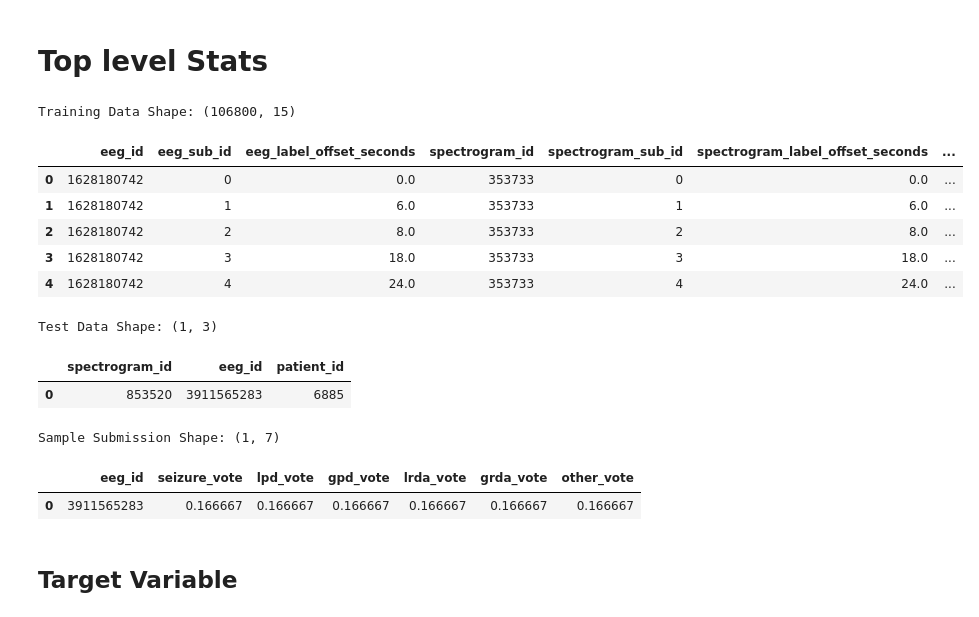
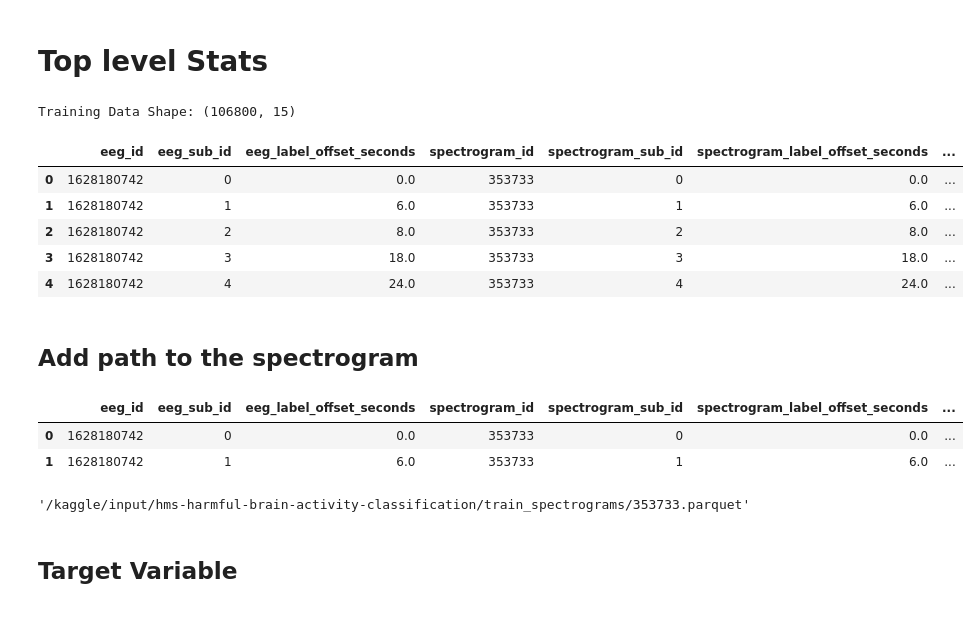
Before and after one commit to jfblanchard/s4e1, a Jupyter notebook: hms-hba-generate-spectrogram-image-files.ipynb, the cells around one changed output. Drawn from its saved outputs; the diff is of its cells as text; code cells hidden in the pictures.

```diff
--- a/hms-hba-generate-spectrogram-image-files.ipynb
+++ b/hms-hba-generate-spectrogram-image-files.ipynb
@@ -63,10 +60,6 @@ train_spectrograms = root_dir + '/train_spectrograms'
 # print all sets - assuming train,test, ss
 print(f'Training Data Shape: {train.shape}')
 display(train.head())
-print(f'Test Data Shape: {test.shape}')
-display(test.head())
-print(f'Sample Submission Shape: {ss.shape}')
-display(ss.head())
 # %% [output]
 Training Data Shape: (106800, 15)
 |  | eeg_id | eeg_sub_id | eeg_label_offset_seconds | spectrogram_id | spectrogram_sub_id | spectrogram_label_offset_seconds | ... |
@@ -75,12 +68,20 @@ Training Data Shape: (106800, 15)
 | 2 | 1628180742 | 2 | 8.0 | 353733 | 2 | 8.0 | ... |
 | 3 | 1628180742 | 3 | 18.0 | 353733 | 3 | 18.0 | ... |
 | 4 | 1628180742 | 4 | 24.0 | 353733 | 4 | 24.0 | ... |
-Test Data Shape: (1, 3)
-|  | spectrogram_id | eeg_id | patient_id |
-| 0 | 853520 | 3911565283 | 6885 |
-Sample Submission Shape: (1, 7)
-|  | eeg_id | seizure_vote | lpd_vote | gpd_vote | lrda_vote | grda_vote | other_vote |
-| 0 | 3911565283 | 0.166667 | 0.166667 | 0.166667 | 0.166667 | 0.166667 | 0.166667 |
+# %% [markdown]
+## Add path to the spectrogram
+# %%
+# add path to training data
+train['spect_path'] = train.spectrogram_id.apply(lambda x: f'{spect_dir}{int(x)}.parquet')
+train.head(2)
+# %% [output]
+|  | eeg_id | eeg_sub_id | eeg_label_offset_seconds | spectrogram_id | spectrogram_sub_id | spectrogram_label_offset_seconds | ... |
+| 0 | 1628180742 | 0 | 0.0 | 353733 | 0 | 0.0 | ... |
+| 1 | 1628180742 | 1 | 6.0 | 353733 | 1 | 6.0 | ... |
+# %%
+train.spect_path[0]
+# %% [output]
+'/kaggle/input/hms-harmful-brain-activity-classification/train_spectrograms/353733.parquet'
 # %% [markdown]
 ## Target Variable
 # %%
```
Also changed, not shown: parts of 23 cells of this notebook.
